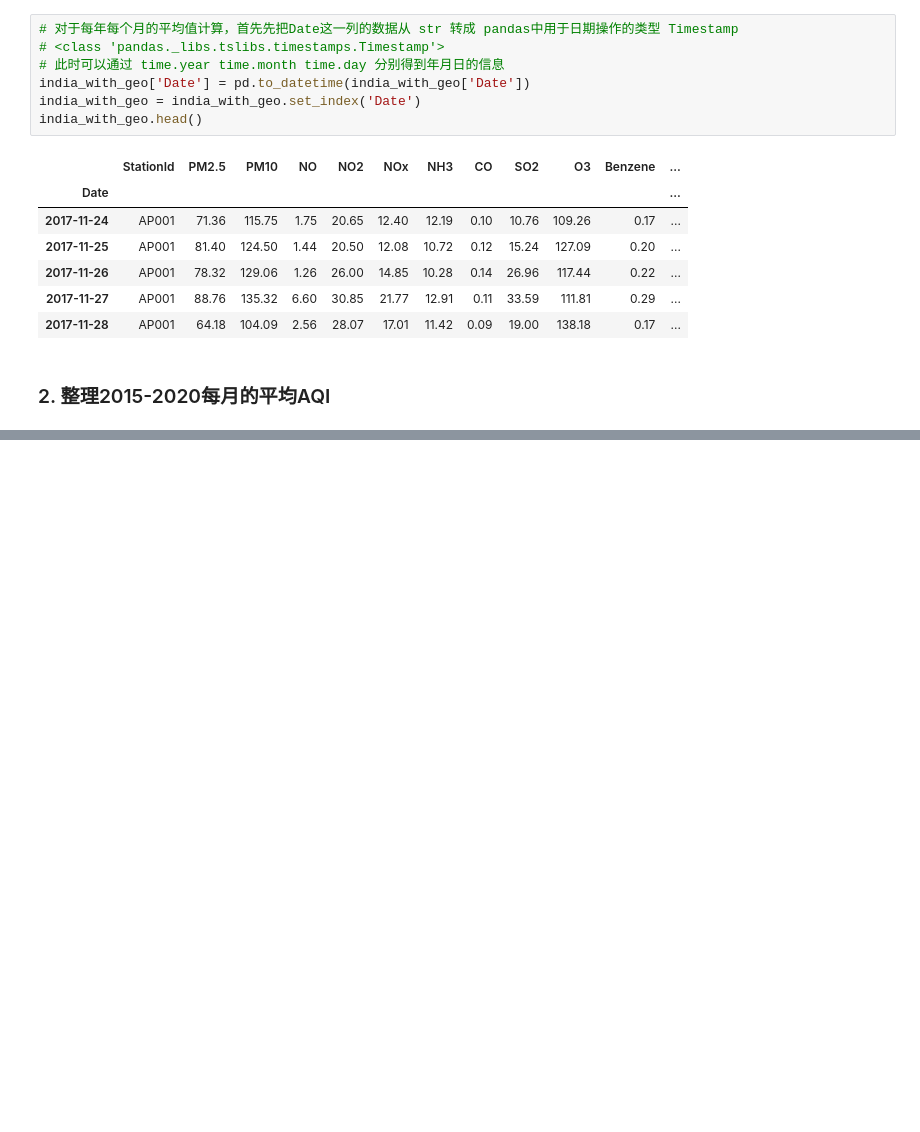
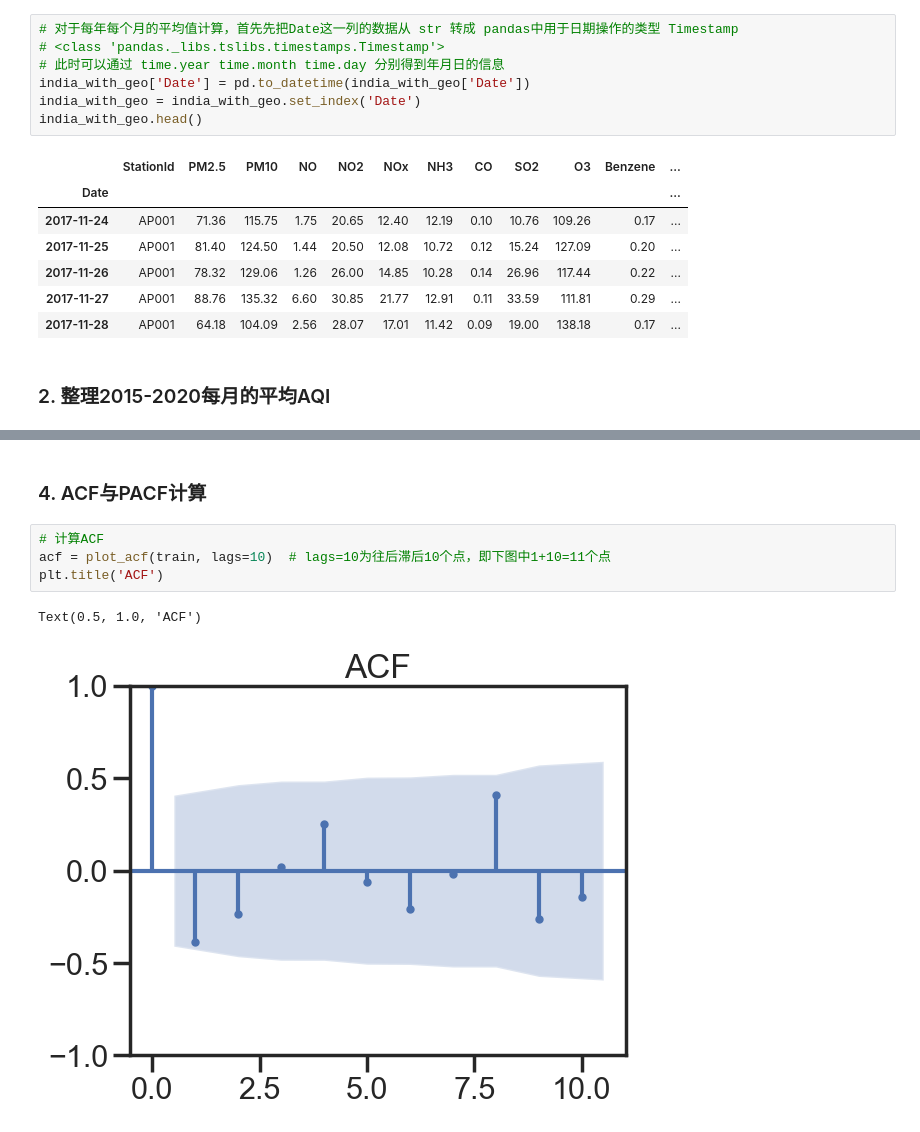
Before and after one commit to TREXA23187/air_quality, a Jupyter notebook: main.ipynb, the cells around one changed output, grey strips where cells are left out. Cells and saved outputs as stored; diff of their text form; blank space fills up the shorter version.

```diff
--- a/main.ipynb
+++ b/main.ipynb
@@ -124,0 +241,9 @@ india_with_geo_month_mean_total
+# %% [markdown]
+### 4. ACF与PACF计算
+# %%
+# 计算ACF
+acf = plot_acf(train, lags=10)  # lags=10为往后滞后10个点，即下图中1+10=11个点
+plt.title('ACF')
+# %% [output]
+Text(0.5, 1.0, 'ACF')
+[figure, added]
```
Also changed, not shown: parts of 19 cells of this notebook, 1 other file.
